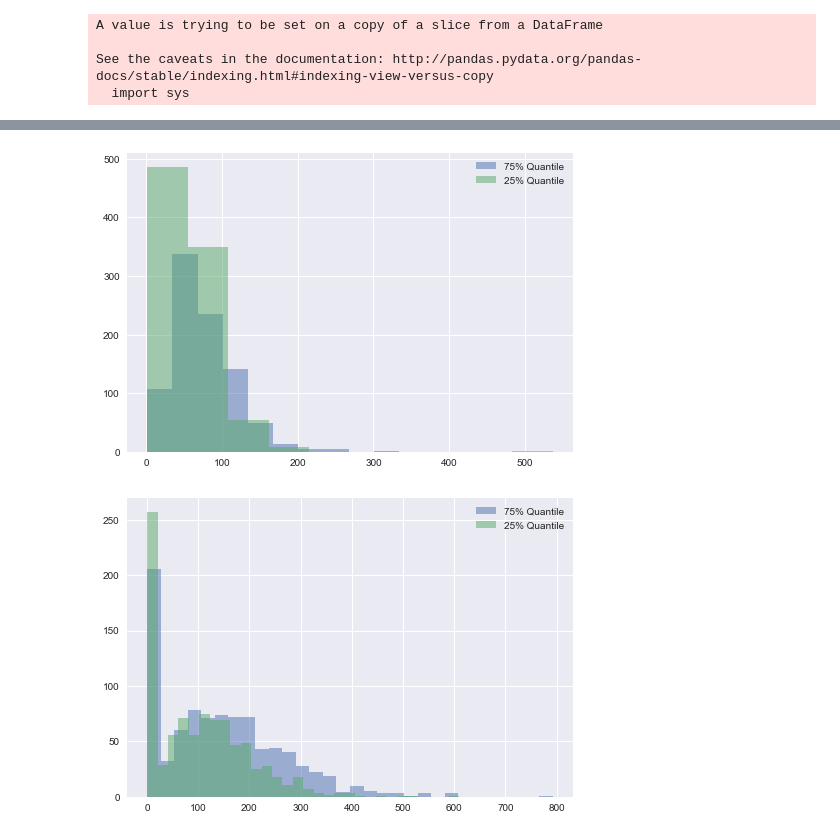
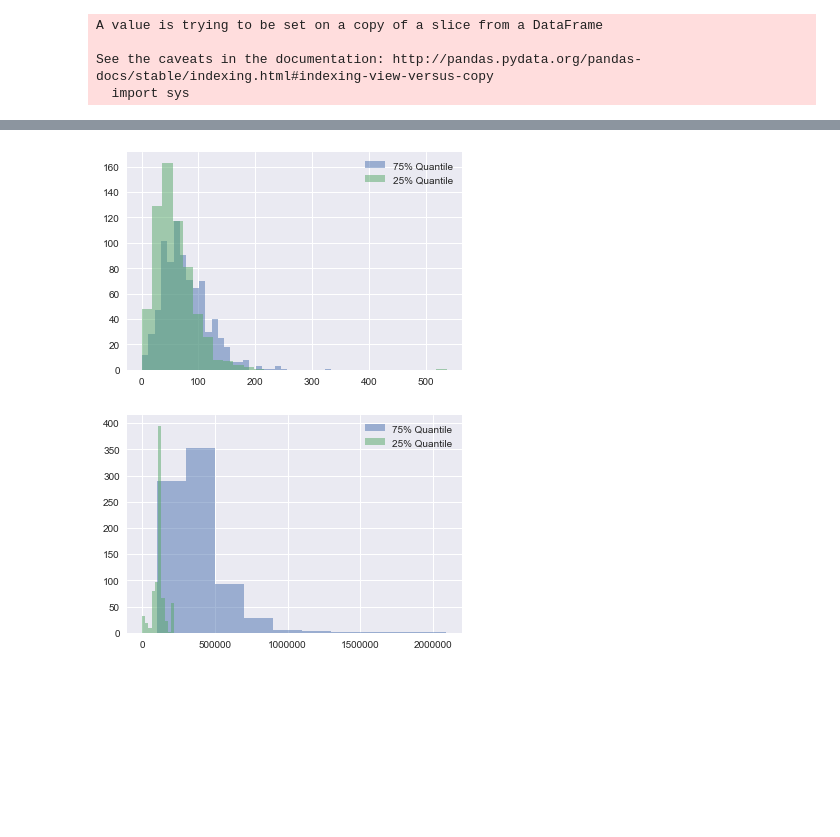
Before and after one commit to m3ngineer/med-mapper, a Jupyter notebook: imbruvica_eda.ipynb, the cells around one changed output, grey strips where cells are left out. Drawn from its saved outputs; the diff is of its cells as text; code cells hidden in the pictures; blank space fills up the shorter version.

```diff
--- a/imbruvica_eda.ipynb
+++ b/imbruvica_eda.ipynb
@@ -111,33 +114,0 @@ imbruvica['bene_count_ge65'].hist()
-# %%
-# Data cleaning script
-
-specialties_other = ['Pharmacist', 'Certified Clinical Nurse Specialist', 'Cardiovascular Disease (Cardiology)', 'Emergency Medicine', 'Neurology', 'Psychiatry', 'Student in an Organized Health Care Education/Training Program', 'General Surgery', 'Dermatology', 'Radiation Oncology', 'Gynecological Oncology', 'Pediatric Medicine']
-imbruvica.loc[:,'specialty_description'][imbruvica['specialty_description'].isin(specialties_other)] = 'Other'
-
-# Make null bene_count, bene_count_ge65, total_claim_count_ge65, total_30_day_fill_count_ge65, brand_claim_count, other_claim_count, mapd_claim_count, pdp_claim_count, lis_claim_count, nonlis_claim_count, beneficiary_age_less_65_count, beneficiary_age_65_74_count, beneficiary_age_75_84_count, beneficiary_age_greater_84_count, beneficiary_female_count, beneficiary_male_count, beneficiary_race_white_count, beneficiary_race_black_count, beneficiary_race_asian_pi_count, beneficiary_race_hispanic_count, beneficiary_race_nat_ind_count, beneficiary_race_other_count, beneficiary_nondual_count, beneficiary_dual_count, beneficiary_average_risk_score with a random number between 1 and 10
-cols_fillna = ['bene_count', 'bene_count_ge65', 'total_claim_count_ge65', 'total_30_day_fill_count_ge65', 'brand_claim_count', 'generic_claim_count', 'other_claim_count', 'mapd_claim_count', 'pdp_claim_count', 'lis_claim_count', 'nonlis_claim_count', 'beneficiary_age_less_65_count', 'beneficiary_age_65_74_count', 'beneficiary_age_75_84_count', 'beneficiary_age_greater_84_count', 'beneficiary_female_count', 'beneficiary_male_count', 'beneficiary_race_white_count', 'beneficiary_race_black_count', 'beneficiary_race_asian_pi_count', 'beneficiary_race_hispanic_count', 'beneficiary_race_nat_ind_count', 'beneficiary_race_other_count', 'beneficiary_nondual_count', 'beneficiary_dual_count', 'beneficiary_average_risk_score']
-for col in cols_fillna:
-    mask = imbruvica[col].isnull()
-    imbruvica[col][mask] = imbruvica[col][mask].apply(lambda v: np.random.choice(range(1,11)))
-
-# Fill null values with average for total_drug_cost_ge65, total_day_supply_ge65, brand_drug_cost, other_drug_cost, mapd_drug_cost, pdp_drug_cost, lis_drug_cost, nonlis_drug_cost, average_age_of_beneficiaries, beneficiary_age_less_65_count
-cols_fillna = ['total_drug_cost_ge65', 'total_day_supply_ge65', 'brand_drug_cost', 'generic_drug_cost', 'other_drug_cost', 'mapd_drug_cost', 'pdp_drug_cost', 'lis_drug_cost', 'nonlis_drug_cost', 'average_age_of_beneficiaries']
-for col in cols_fillna:
-    imbruvica[col].fillna(imbruvica[col].mean(), inplace=True)
-
-# Collapse variables in nppes_credentials
-mds = ['M.D.', 'M.D', 'M. D.', 'MD.',  'M.D.,', 'M.D.,']
-mds_plus = ['MD, PHD', 'M.D., PH.D.', 'M.D., PHD', 'MD PHD', 'MD, FACP', 'M.D., PH.D', 'M.D., M.S(MOL BIO)', 'MD, PHD.', 'M.D., F.A.C.P.', 'M.D., PH. D.', 'M.D., M.P.H.', 'M.D./PH.D', 'M.D. F.A.C.P', 'M.D., M.P.H', 'M.D., M.S.,', 'M.D., M.S.', 'MD, MPH', 'M.D. PHD', 'M.D./PH.D.', 'M.D. PHD', 'MD, MPH, FACP', 'M.D. PHD', 'MD FACP', 'M.D, PHD', 'MD,MPH', 'PHD,MD,FACP', 'MD, MBA', 'MD, CM', 'M.D, MRCP', 'MD,FACP', 'MD  FACP', 'MD PC', 'M.D.,M.B.A.', 'MD DPHIL', 'MD,PHD', 'M.D,', 'M.D.,PH.D', 'M.D., FACP', 'M.D.,PH.D.']
-nps = ['CRNP', 'N.P.', 'ARNP', 'FNP', 'CNP', 'NP-C', 'NURSE PRACTITIONER', 'ANP', 'FNP-BC', 'ACNP-BC', 'ACNP', 'AOCNP, ACNP/FNP-BC', 'RN, AOCNS, NP', 'NP, MS', 'RN,BSN,OCN,NP', 'C.R.N.P.', 'RN MN ANP AOCN', 'F.N.P.', 'APNP', 'APRN BC', 'ANP, FNP', 'ACNP RN', 'RN, MS, NP', 'RN MSN ACNP-BC', 'MSN, RN, NP-C', 'RN, NP', 'APNP','ANP, GNP-BC', 'RN, ANP', 'MSN, NP', 'FNP-C', 'M.S.N., O.N.P.', 'ANP-B C', 'MSN, ACNP-BC', 'FNP-BC, AOCNP', 'RN, MSN, FNP', 'RN  MS  FNP', 'R.N., N.P.', 'RN, AGACNP', 'MSN, RN, ANP-BC', 'MS, APRN, BC, AOCN', 'RN, MS, ANP-BC, ADCN', 'MSN, CRNP, OCN', 'AGNP', 'NP, RN, OCN' \
-      'MSN, ARNP', 'APRN MSN', 'ANP-BC, GNP-BC', 'MSN, ARNP', 'NP, RN, OCN', 'ANPC', 'AANPCP', 'CFNP', 'MSN, CRNP', 'ANP-BC', 'APRN-BC', 'APN']
-rns = ['R.N.', 'RN, ACNP-BC', 'RN, APN-C', 'APRN', 'RN, ARNP', 'BSN', 'APRN,BC', 'RN, BSN, MSN']
-dos = ['D.O., M.S.', 'D. O.', 'D.O.,M.S.', 'PH.D., D.O.', 'D.O', 'D.O.']
-pas = ['PA-C', 'P.A.', 'PAC', 'P.A.-C', 'PA C', 'M.S., P.A.-C', 'RPAC', 'RPA-C', 'PAC']
-other_creds = ['MB CHB, FCP ( SA )', 'MB, BCH', 'MBBS', 'MBBS, MRCP', 'PHARM.D', 'PHARMD', 'PHARM.D.']
-imbruvica.loc[:,'nppes_credentials'][imbruvica['nppes_credentials'].isin(mds)] = 'MD'
-imbruvica.loc[:,'nppes_credentials'][imbruvica['nppes_credentials'].isin(mds_plus)] = 'MD plus'
-imbruvica.loc[:,'nppes_credentials'][imbruvica['nppes_credentials'].isin(nps)] = 'NP'
-imbruvica.loc[:,'nppes_credentials'][imbruvica['nppes_credentials'].isin(rns)] = 'RN'
-imbruvica.loc[:,'nppes_credentials'][imbruvica['nppes_credentials'].isin(pas)] = 'PAC'
-imbruvica.loc[:,'nppes_credentials'][imbruvica['nppes_credentials'].isin(dos)] = 'DO'
-imbruvica.loc[:,'nppes_credentials'][imbruvica['nppes_credentials'].isin(other_creds)] = 'Other'
@@ -285,7 +217,7 @@ imbruvica[['npi', 'nppes_provider_last_org_name', 'nppes_provider_first_name']]
 # need to make dummies for description_flag
 imbruvica_simp_cols = imbruvica.columns[imbruvica.isnull().any() != True]
 imbruvica_simp = imbruvica[imbruvica_simp_cols]
-drop_cols = ['nppes_provider_last_org_name', 'nppes_provider_first_name', 'nppes_provider_city', 'nppes_provider_state', 'specialty_description', 'drug_name', 'generic_name', 'description_flag']
+drop_cols = ['nppes_provider_last_org_name', 'nppes_provider_first_name', 'nppes_provider_city', 'nppes_provider_state', 'zip', 'specialty_description', 'drug_name', 'generic_name', 'description_flag']
 imbruvica_simp.set_index('npi', inplace=True)
 imbruvica_simp.drop(drop_cols, axis=1, inplace=True)
 # %% [output]
@@ -327,9 +239,14 @@ dtype: int64
+# %%
+bottom_25_index = imbruvica_simp['total_claim_count'].sort_values()[:779].keys().values
+bottom25_3 = imbruvica_simp.loc[bottom_25_index]
+top_25_index = imbruvica_simp['total_claim_count'].sort_values()[2337:].keys().values
+top25_3 = imbruvica_simp.loc[top_25_index]
 # %%
 top25 = imbruvica_simp[imbruvica_simp['total_claim_count'] >= imbruvica_simp['total_claim_count'].quantile(0.75)]
-bottom25 = imbruvica_simp[imbruvica_simp['total_claim_count'] <= imbruvica_simp['total_claim_count'].quantile(0.25)]
+bottom25 = imbruvica_simp[imbruvica_simp['total_claim_count'] < imbruvica_simp['total_claim_count'].quantile(0.25)]
 
-top25['beneficiary_male_count'].hist(alpha=0.5, label='75% Quantile')
-bottom25['beneficiary_male_count'].hist(alpha=0.5, label='25% Quantile')
+top25['beneficiary_male_count'].hist(alpha=0.5, label='75% Quantile', bins=30)
+bottom25['beneficiary_male_count'].hist(alpha=0.5, label='25% Quantile', bins=30)
 plt.legend();
 # %% [output]
-[figure, old version]
+[figure, new version]
@@ -336,6 +258,6 @@ plt.legend();
 # %%
-top25['beneficiary_race_white_count'].hist(alpha=0.5, label='75% Quantile', bins=30)
-bottom25['beneficiary_race_white_count'].hist(alpha=0.5, label='25% Quantile', bins=30)
+top25_3['total_drug_cost_ge65'].hist(alpha=0.5, label='75% Quantile', bins=10)
+bottom25_3['total_drug_cost_ge65'].hist(alpha=0.5, label='25% Quantile', bins=10)
 plt.legend();
 # %% [output]
-[figure, old version]
+[figure, new version]
```
Also changed, not shown: parts of 46 cells of this notebook.
